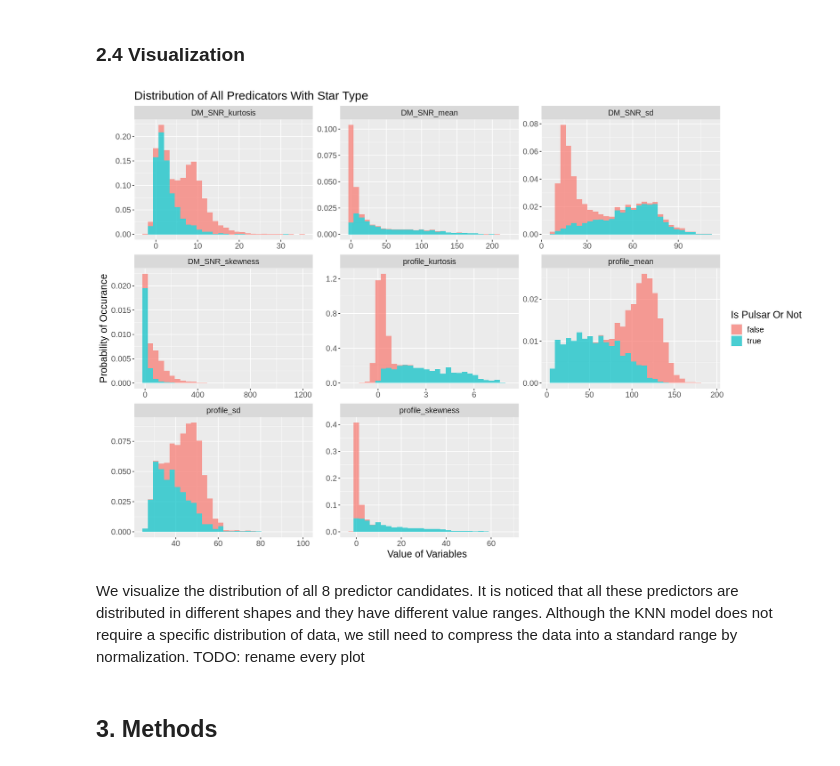
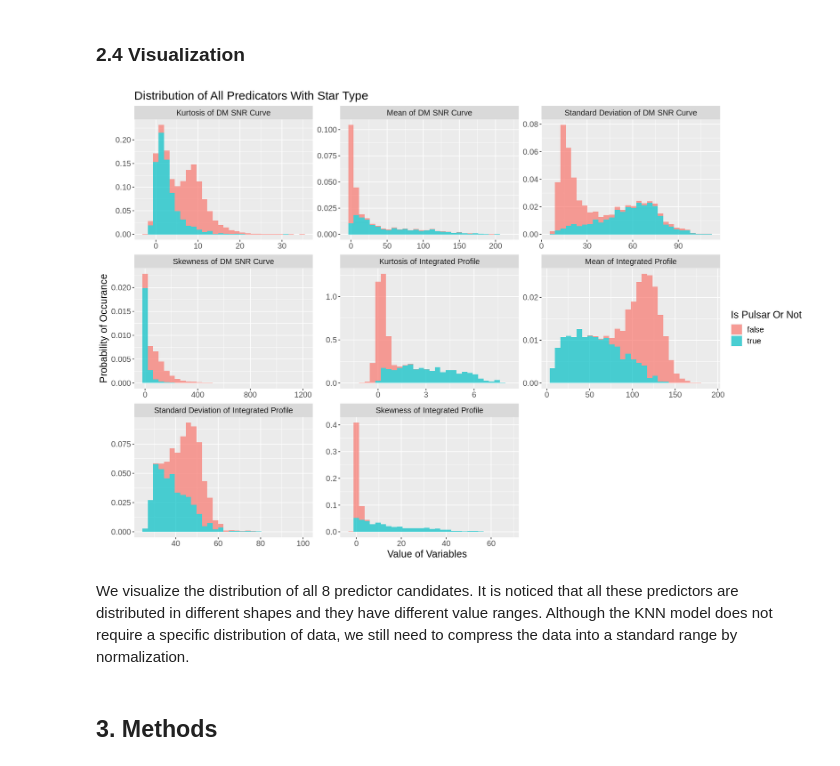
Before and after one commit to Lmh-java/dsci-100-2023w2-group-034, a Jupyter notebook: group_proposal.ipynb, the cells around one changed output. Cells and saved outputs as stored; diff of their text form; code cells hidden in the pictures.

Commit message:
feat: revise visualization

```diff
--- a/group_proposal.ipynb
+++ b/group_proposal.ipynb
@@ -163,21 +164,24 @@ In the training set, the category `false` has 11400 observations, while the cate
 ### 2.4 Visualization
 # %%
 options(repr.plot.width = 15, repr.plot.height=10)
+
+readable_var_names = c("DM_SNR_kurtosis" = "Kurtosis of DM SNR Curve", "DM_SNR_mean" = "Mean of DM SNR Curve",
+                       "DM_SNR_sd" = "Standard Deviation of DM SNR Curve", "DM_SNR_skewness" = "Skewness of DM SNR Curve", "profile_kurtosis" = "Kurtosis of Integrated Profile",
+                       "profile_mean" = "Mean of Integrated Profile", "profile_sd" = "Standard Deviation of Integrated Profile", "profile_skewness" = "Skewness of Integrated Profile")
 distribution_plot <- pulsar_train |>
     pivot_longer(profile_mean:DM_SNR_skewness, values_to="value", names_to="variable") |>
     ggplot(aes(x = value, fill = pulsar_star, y = after_stat(density))) +
     geom_histogram(bins=30, alpha=0.7) +
-    facet_wrap(vars(variable), scales = "free", labeller=labeller(sex = labels)) +
+    facet_wrap(vars(variable), scales = "free", labeller=labeller(variable = readable_var_names)) +
     theme(text = element_text(size=15)) +
     labs(x = "Value of Variables", y = "Probability of Occurance", fill = "Is Pulsar Or Not") +
     ggtitle("Distribution of All Predicators With Star Type")
 
 distribution_plot
 # %% [output]
-[figure, old version]
+[figure, new version]
 # %% [markdown]
 We visualize the distribution of all 8 predictor candidates. It is noticed that all these predictors are distributed in different shapes and they have different value ranges. Although the KNN model does not require a specific distribution of data, we still need to compress the data into a standard range by normalization.
-TODO: rename every plot
 # %% [markdown]
 ## 3. Methods
 # %% [markdown]
```
Also changed, not shown: parts of 1 cell of this notebook.
